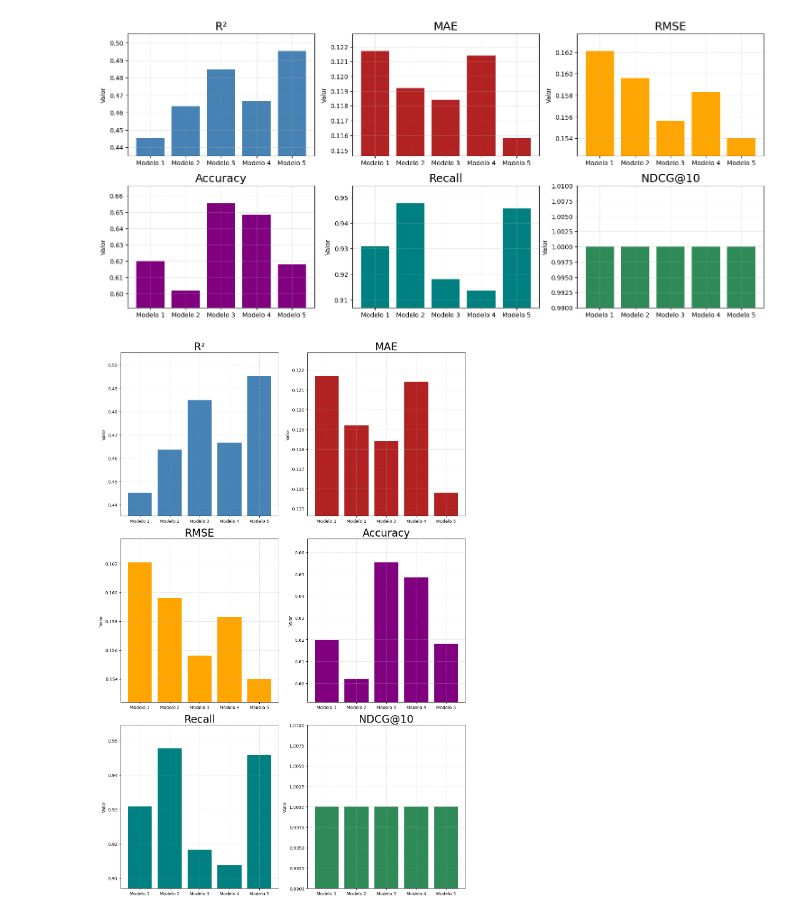
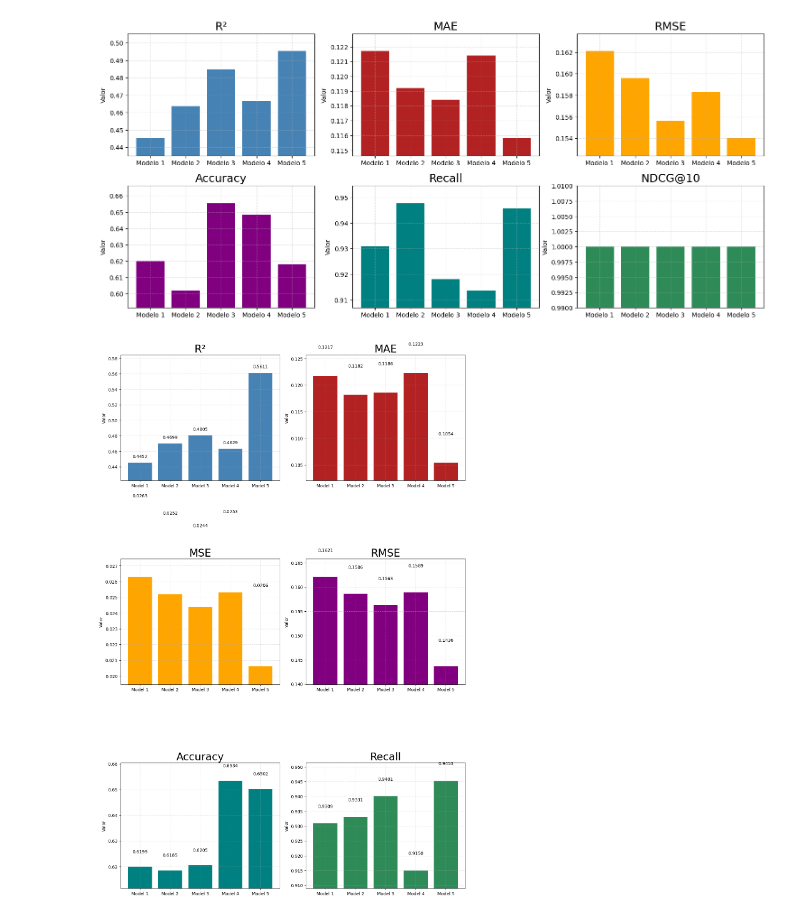
Before and after one commit to javiers2004/Movie-Recommendation-System, a Jupyter notebook: plotStatistics.ipynb, the cells around one changed output. Cells and saved outputs as stored; diff of their text form; code cells hidden in the pictures.

```diff
--- a/plotStatistics.ipynb
+++ b/plotStatistics.ipynb
@@ -3,13 +3,13 @@ import matplotlib.pyplot as plt
 import numpy as np
 import pandas as pd
 
-metrics = ["R^2 Score", "MAE", "MSE", "RMSE", "Accuracy", "Recall", "NDCG@10"]
+metrics = ["R^2 Score", "MAE", "MSE", "RMSE", "Accuracy", "Recall"]
 models = {
-    "Model 1": [0.4452, 0.1217, 0.0263, 0.1621, 0.6199, 0.9309, 1.0000],
-    "Model 2": [0.4637, 0.1192, 0.0255, 0.1596, 0.6020, 0.9477, 1.0000],
-    "Model 3": [0.4849, 0.1184, 0.0242, 0.1556, 0.6555, 0.9182, 1.0000],
-    "Model 4": [0.4667, 0.1214, 0.0251, 0.1583, 0.6486, 0.9138, 1.0000],
-    "Model 5": [0.4953, 0.1158, 0.0237, 0.1540, 0.6180, 0.9458, 1.0000],
+    "Model 1": [0.4452, 0.1217, 0.0263, 0.1621, 0.6199, 0.9309],
+    "Model 2": [0.4699, 0.1182, 0.0252, 0.1586, 0.6185, 0.9331],
+    "Model 3": [0.4805, 0.1186, 0.0244, 0.1563, 0.6205, 0.9401],
+    "Model 4": [0.4629, 0.1223, 0.0253, 0.1589, 0.6534, 0.9150],
+    "Model 5": [0.5611, 0.1054, 0.0206, 0.1436, 0.6502, 0.9453],
 }
 
 df = pd.DataFrame(models, index=metrics).T
@@ -283,49 +282,57 @@ import matplotlib.pyplot as plt
 import numpy as np
 
 # Datos
-modelos = ['Modelo 1', 'Modelo 2', 'Modelo 3', 'Modelo 4', 'Modelo 5']
+modelos = ['Model 1', 'Model 2', 'Model 3', 'Model 4', 'Model 5']
 
+# Valores actualizados con MSE en vez de "Bias"
 metricas = {
-    'R²':        [0.4452, 0.4637, 0.4849, 0.4667, 0.4953],
-    'MAE':       [0.1217, 0.1192, 0.1184, 0.1214, 0.1158],
-    'RMSE':      [0.1621, 0.1596, 0.1556, 0.1583, 0.1540],
-    'Accuracy': [0.6199, 0.6020, 0.6555, 0.6486, 0.6180],
-    'Recall':    [0.9309, 0.9477, 0.9182, 0.9138, 0.9458],
-    'NDCG@10':   [1.0000, 1.0000, 1.0000, 1.0000, 1.0000]
+    'R²':        [0.4452, 0.4699, 0.4805, 0.4629, 0.5611],
+    'MAE':       [0.1217, 0.1182, 0.1186, 0.1223, 0.1054],
+    'MSE':       [0.0263, 0.0252, 0.0244, 0.0253, 0.0206],
+    'RMSE':      [0.1621, 0.1586, 0.1563, 0.1589, 0.1436],
+    'Accuracy':  [0.6199, 0.6185, 0.6205, 0.6534, 0.6502],
+    'Recall':    [0.9309, 0.9331, 0.9401, 0.9150, 0.9453]
 }
 
+# Colores asignados por métrica
 colores = {
     'R²':        'steelblue',
     'MAE':       'firebrick',
-    'RMSE':      'orange',
-    'Accuracy': 'purple',
-    'Recall':    'teal',
-    'NDCG@10':   'seagreen'
+    'MSE':       'orange',
+    'RMSE':      'purple',
+    'Accuracy':  'teal',
+    'Recall':    'seagreen'
 }
 
-# Ajustar el número de filas y columnas a 3 filas y 2 columnas
-fig, axes = plt.subplots(nrows=3, ncols=2, figsize=(12, 18))  # Aumentar el tamaño de la figura
+# Crear subplots
+fig, axes = plt.subplots(nrows=3, ncols=2, figsize=(12, 18))
 axes = axes.flatten()
 
+# Crear cada gráfico
 for i, (metrica, valores) in enumerate(metricas.items()):
     ax = axes[i]
-    ax.bar(modelos, valores, color=colores[metrica])
+    bars = ax.bar(modelos, valores, color=colores[metrica])
     ax.set_title(metrica, fontsize=24)
     ax.set_ylabel('Valor')
 
-    # "Zoom" dinámico del eje Y para ver mejor las diferencias
+    # Mostrar los valores encima de cada barra
+    for bar, val in zip(bars, valores):
+        ax.text(bar.get_x() + bar.get_width()/2, val + 0.005, f'{val:.4f}',
+                ha='center', va='bottom', fontsize=10)
+
+    # Ajustar los límites del eje Y
     min_val = min(valores)
     max_val = max(valores)
     delta = (max_val - min_val) * 0.2 if max_val != min_val else 0.01
     ax.set_ylim(min_val - delta, max_val + delta)
 
     ax.grid(True, linestyle='--', alpha=0.4)
 
-# Eliminar subplots vacíos si es necesario
+# Eliminar subplots vacíos si sobran
 for j in range(i + 1, len(axes)):
     fig.delaxes(axes[j])
 
 plt.tight_layout()
 plt.show()
 # %% [output]
-[figure, old version]
+[figure, new version]
```
Also changed, not shown: parts of 4 cells of this notebook, 2 other files.
